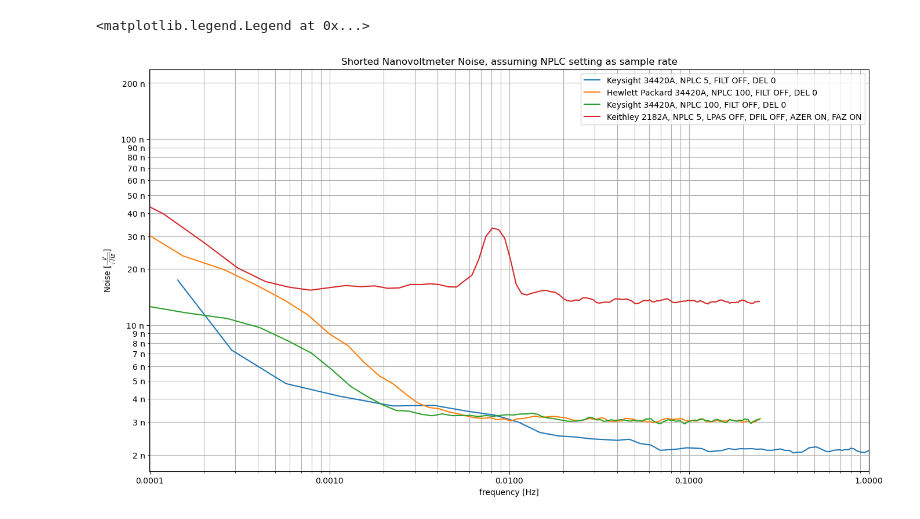
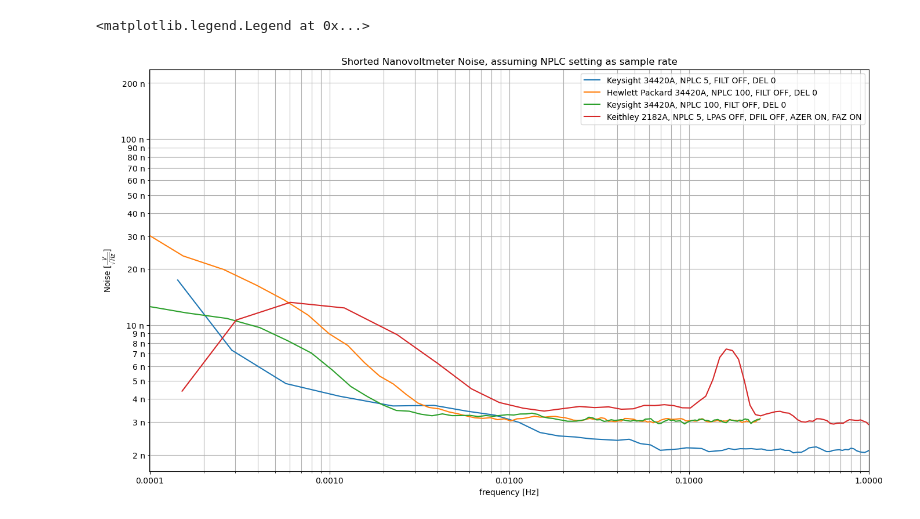
Before and after one commit to marcoreps/34420a, a Jupyter notebook: shorted_noise_vs_2182A.ipynb, the cells around one changed output. Cells and saved outputs as stored; diff of their text form; code cells hidden in the pictures.

```diff
--- a/shorted_noise_vs_2182A.ipynb
+++ b/shorted_noise_vs_2182A.ipynb
@@ -2,6 +2,8 @@
 import pandas as pd
 from lpsd import lpsd, flattop
 import matplotlib.pyplot as plt
+from matplotlib.ticker import FormatStrFormatter
+from matplotlib.ticker import EngFormatter
 
 # Set up plot
 fig,ax = plt.subplots(figsize=(16,9))
@@ -10,32 +12,32 @@ plt.xlim([0.0001,1])
 plt.xlabel('frequency [Hz]')
 ax.xaxis.set_major_formatter(FormatStrFormatter('%.4f'))
 ax.yaxis.set_major_formatter(EngFormatter())
 ax.yaxis.set_minor_formatter(EngFormatter())
 plt.ylabel(r'Noise [$\frac{V}{\sqrt{Hz}}$]')
 plt.grid(True, which="both")
 plt.title('Shorted Nanovoltmeter Noise, assuming NPLC setting as sample rate')
 
 # Array from .csv
 df = pd.read_csv('https://raw.githubusercontent.com/marcoreps/34420a/refs/heads/main/20241109-204412_Keysight_34420A_short_NPLC5.csv')
 spectrum = lpsd(df['34420a_volt'], sample_rate=10, n_frequencies=100000, n_averages=300000, window_function=flattop.HFT90D, overlap = flattop.olap_dict["HFT90D"], detrending_order=1)
 plt.plot(spectrum.index, spectrum["asd"], label='Keysight 34420A, NPLC 5, FILT OFF, DEL 0')
 
 # Array from .csv
 df = pd.read_csv('https://raw.githubusercontent.com/marcoreps/34420a/refs/heads/main/20240319-164251_HP_34420A_short_NPLC100.csv')
 spectrum = lpsd(df['34420a_volt'], sample_rate=0.5, n_frequencies=100000, n_averages=300000, window_function=flattop.HFT90D, overlap = flattop.olap_dict["HFT90D"], detrending_order=1)
 plt.plot(spectrum.index, spectrum["asd"], label='Hewlett Packard 34420A, NPLC 100, FILT OFF, DEL 0')
 
 # Array from .csv
 df = pd.read_csv('https://raw.githubusercontent.com/marcoreps/34420a/refs/heads/main/20240320-070507_Keysight_34420A_short_NPLC100.csv')
 spectrum = lpsd(df['34420a_volt'], sample_rate=0.5, n_frequencies=100000, n_averages=300000, window_function=flattop.HFT90D, overlap = flattop.olap_dict["HFT90D"], detrending_order=1)
 plt.plot(spectrum.index, spectrum["asd"], label='Keysight 34420A, NPLC 100, FILT OFF, DEL 0')
 
 # Array from .csv
 df = pd.read_csv('https://raw.githubusercontent.com/marcoreps/keithley-2182a/refs/heads/main/20240425-231708_Keithley_2182a_short_NPLC5.csv', header=24, names=['2182a_volt'])
-spectrum = lpsd(df['2182a_volt'], sample_rate=0.5, n_frequencies=100000, n_averages=300000, window_function=flattop.HFT90D, overlap = flattop.olap_dict["HFT90D"], detrending_order=1)
+spectrum = lpsd(df['2182a_volt'], sample_rate=10, n_frequencies=100000, n_averages=300000, window_function=flattop.HFT90D, overlap = flattop.olap_dict["HFT90D"], detrending_order=1)
 plt.plot(spectrum.index, spectrum["asd"], label='Keithley 2182A, NPLC 5, LPAS OFF, DFIL OFF, AZER ON, FAZ ON')
 
 plt.legend()
 # %% [output]
 <matplotlib.legend.Legend at 0x...>
-[figure, old version]
+[figure, new version]
```
